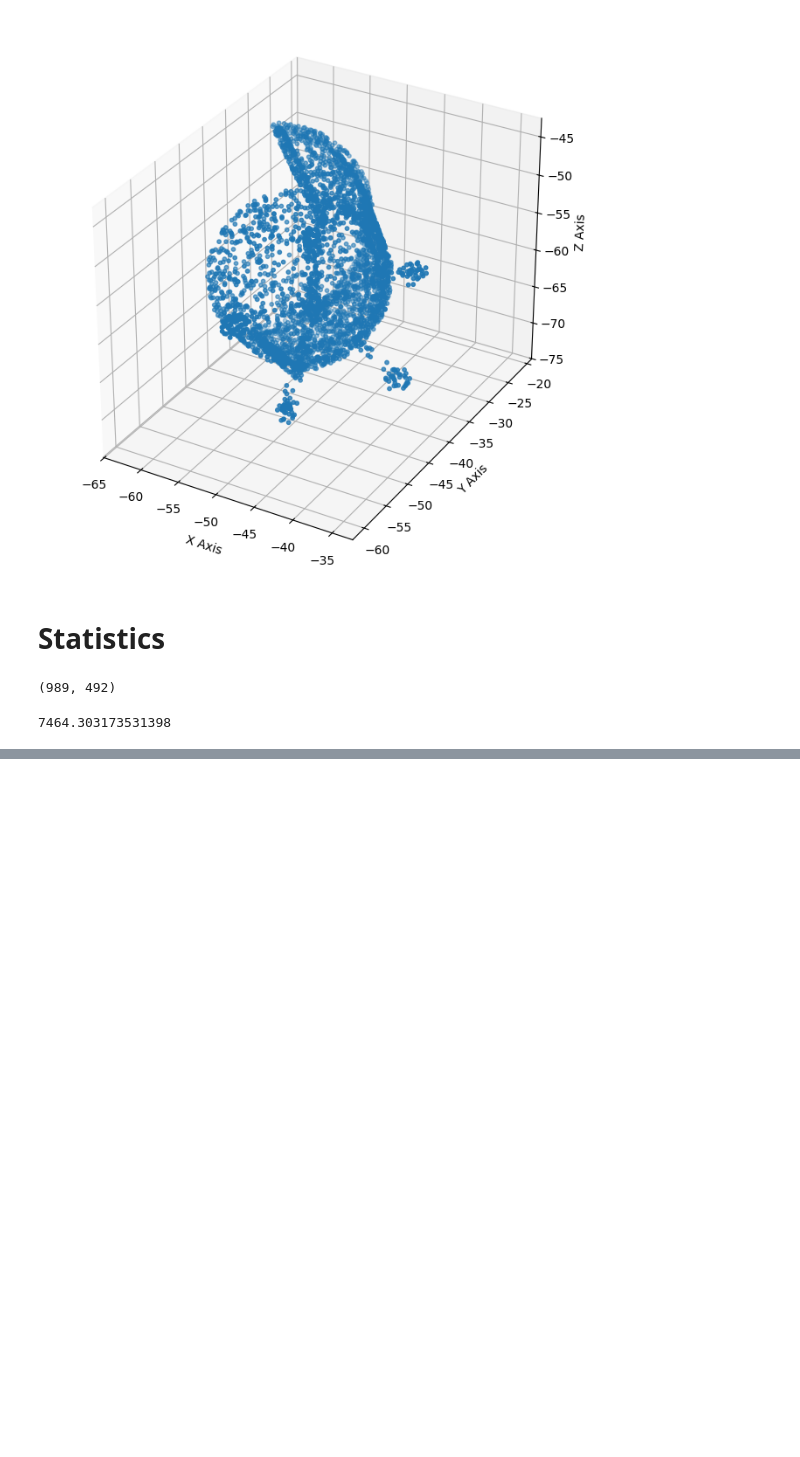
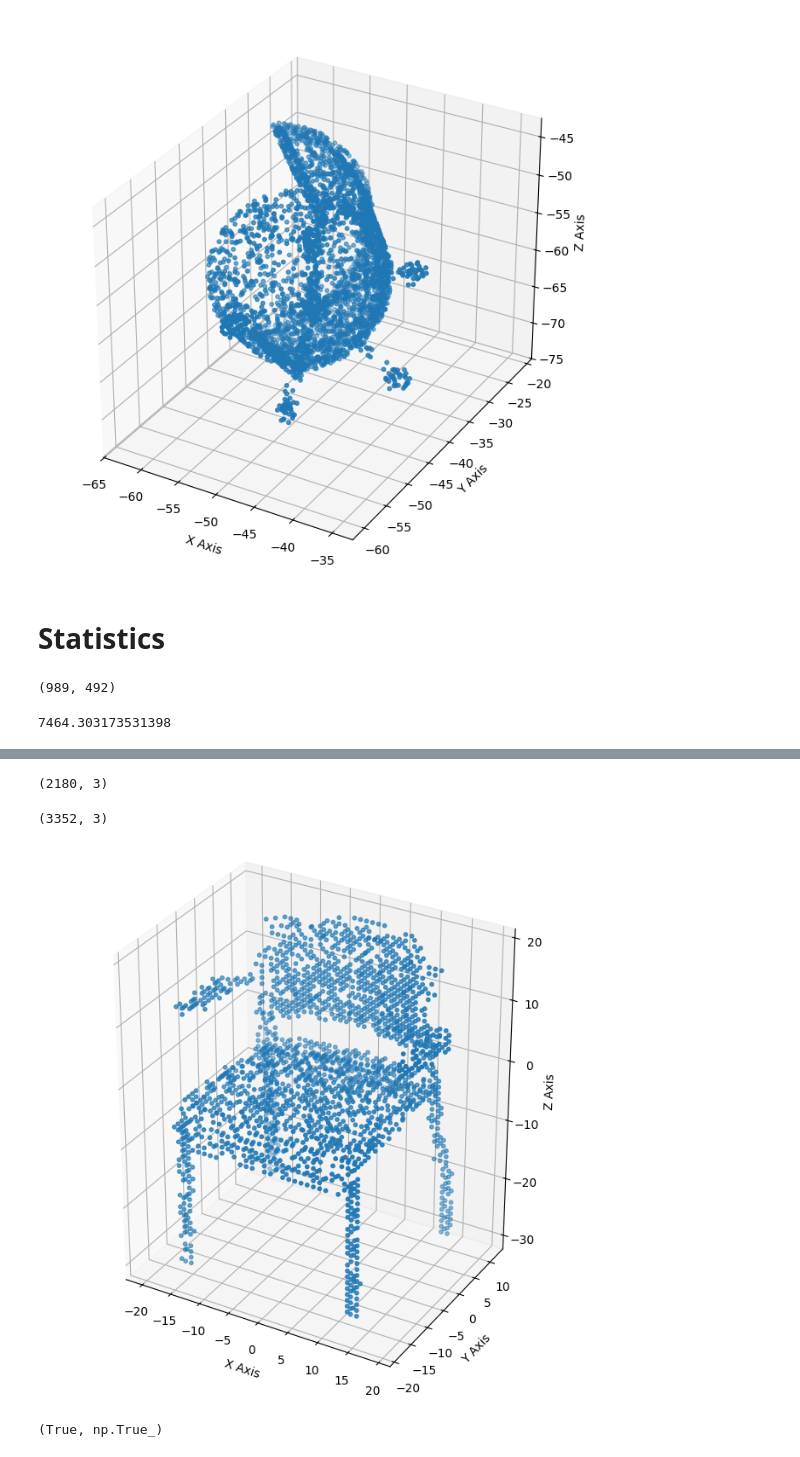
Before and after one commit to SammyAgrawal/physicsx-takehome, a Jupyter notebook: mle_libraries_take-home/examples/exploratory_data_analysis.ipynb, the cells around one changed output, grey strips where cells are left out. Saved outputs shown, nothing was run; the diff lists cells and outputs as text; code cells hidden in the pictures; blank space fills up the shorter version.

```diff
--- a/mle_libraries_take-home/examples/exploratory_data_analysis.ipynb
+++ b/mle_libraries_take-home/examples/exploratory_data_analysis.ipynb
@@ -113,0 +174,4 @@ file_paths['chair']
+# %%
+voxel_size = np.array([0.1, 0.1, 0.1])
+# %%
+coords = np.floor(vnorm / voxel_size)
@@ -113,0 +193,19 @@ file_paths['chair']
+# %%
+np.unique(coords, axis=0).shape
+# %% [output]
+(2180, 3)
+# %%
+coords.shape
+# %% [output]
+(3352, 3)
+# %%
+plot_point_cloud(np.unique(coords, axis=0))
+# %% [output]
+[figure, added]
+# %%
+unique_coords, indices = np.unique(coords, axis=0, return_index=True)
+
+
+np.allclose(unique_coords, coords[indices]), (unique_coords == np.unique(coords, axis=0)).all()
+# %% [output]
+(True, np.True_)
```
Also changed, not shown: parts of 24 cells of this notebook, 6 other files.
